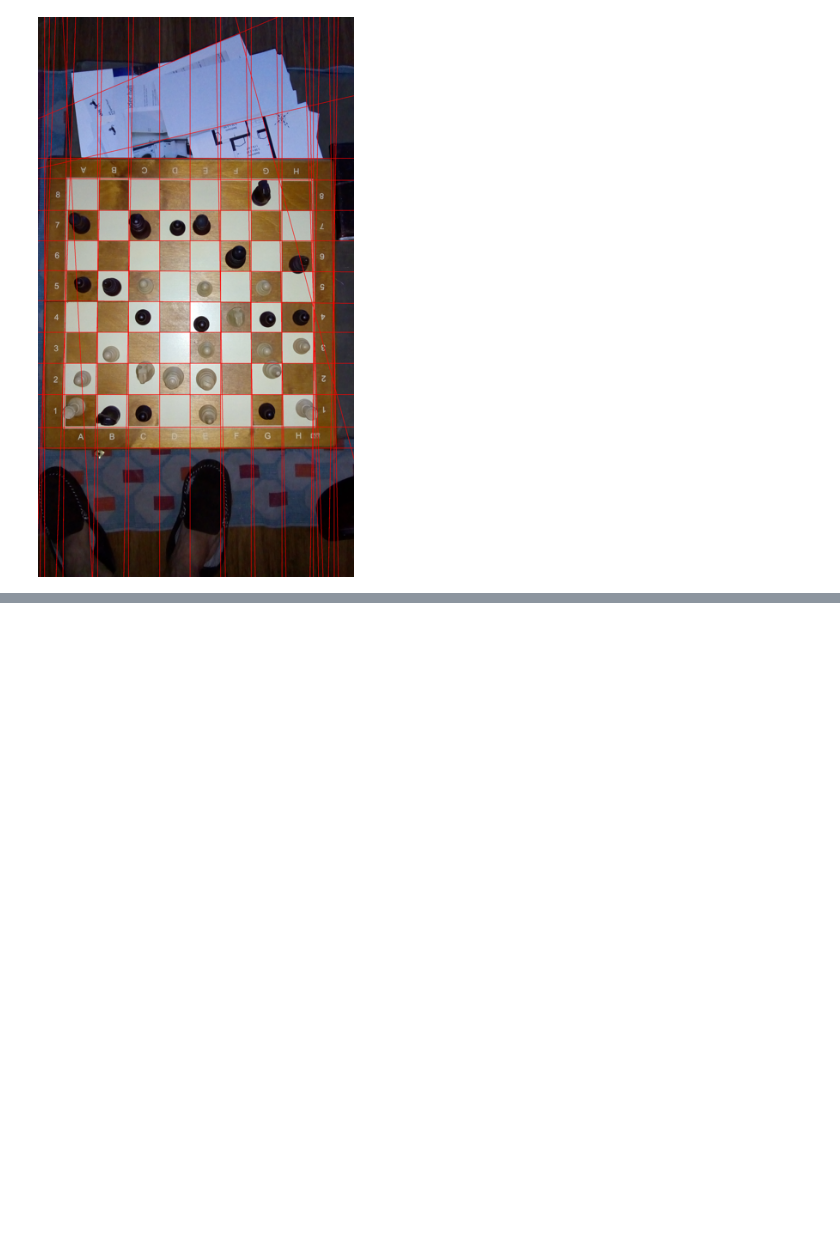
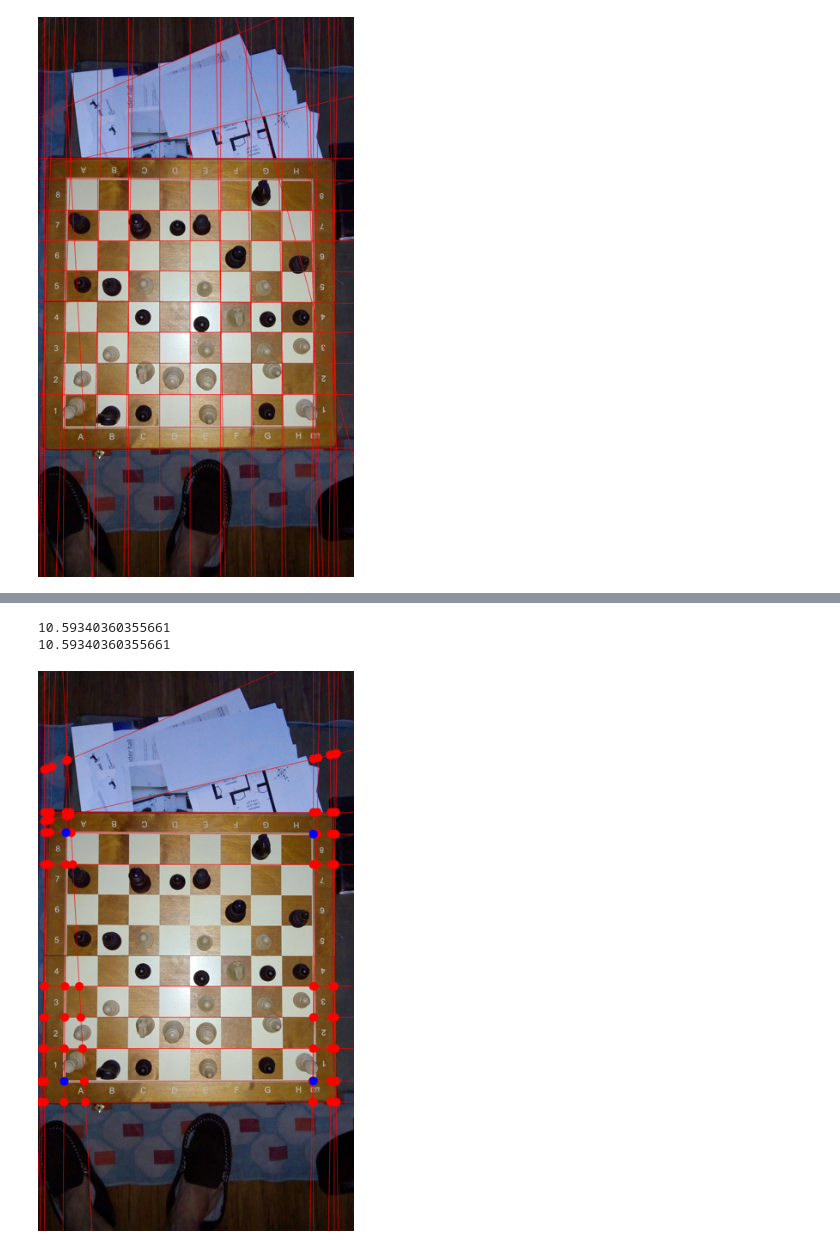
Before and after one commit to pilipolio/chess-id, a Jupyter notebook: notebooks/201803_CornerDetection.ipynb, the cells around one changed output, grey strips where cells are left out. Saved outputs shown, nothing was run; the diff lists cells and outputs as text; code cells hidden in the pictures; blank space fills up the shorter version.

```diff
--- a/notebooks/201803_CornerDetection.ipynb
+++ b/notebooks/201803_CornerDetection.ipynb
@@ -374,0 +439,34 @@ selected_v_lines
+# %%
+# cannot be lower on this example
+topn = 5
+
+borders_candidates = product(
+    selected_h_lines[:topn],
+    selected_h_lines[-topn:],
+    selected_v_lines[:topn],
+    selected_v_lines[-topn:]
+)
+
+decoded_image = detection.cv2.imdecode(image, 1)
+criteria = []
+best_criterium = np.infty
+best_corners = None
+
+for borders in borders_candidates:
+    possible_corners = corner_intersections(*borders)
+    c = mixed_distance(possible_corners, all_points)
+    criteria.append(c)
+    if c <= best_criterium:
+        best_criterium = c
+        best_corners = possible_corners
+    decoded_image = detection.draw_lines(
+        detection.draw_points(decoded_image, possible_corners),
+        borders)
+
+print(min(criteria))
+print(best_criterium)
+detection.cv_to_pil(detection.draw_points(decoded_image, best_corners, color=(255, 0, 0)), ratio=.2)
+# %% [output]
+10.59340360355661
+10.59340360355661
+[figure, added]
```
Also changed, not shown: parts of 16 cells of this notebook, 11 other files.
